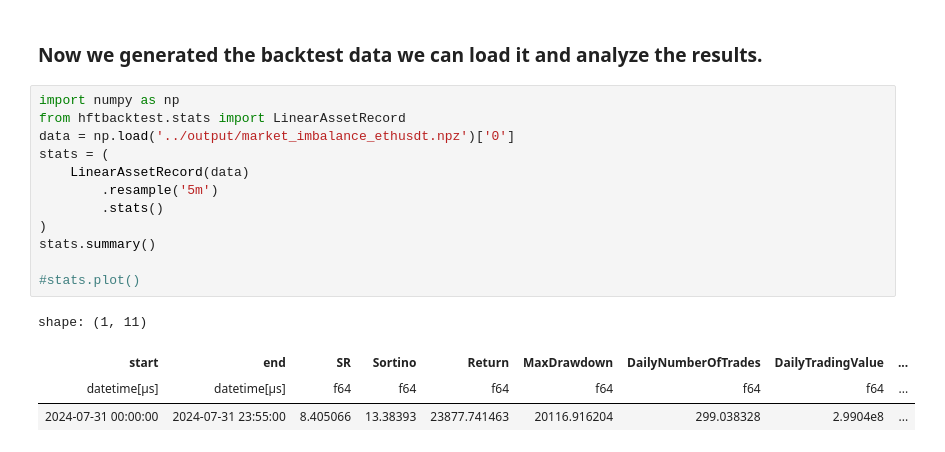
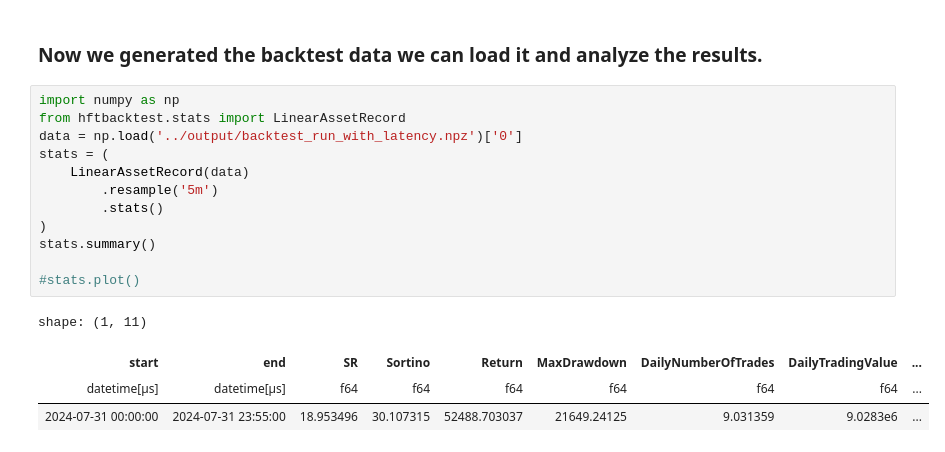
Before and after one commit to juanobligado/hft-backtest, a Jupyter notebook: python/exercise.ipynb, the cells around one changed output. Drawn from its saved outputs; the diff is of its cells as text.

```diff
--- a/python/exercise.ipynb
+++ b/python/exercise.ipynb
@@ -242,17 +265,17 @@ recorder.to_npz('../output/market_imbalance_ethusdt.npz')
 # %%
 import numpy as np
 from hftbacktest.stats import LinearAssetRecord
-data = np.load('../output/market_imbalance_ethusdt.npz')['0']
+data = np.load('../output/backtest_run_with_latency.npz')['0']
 stats = (
     LinearAssetRecord(data)
         .resample('5m')
         .stats()
 )
 stats.summary()
 
 #stats.plot()
 # %% [output]
 shape: (1, 11)
 | start | end | SR | Sortino | Return | MaxDrawdown | DailyNumberOfTrades | DailyTradingValue | ... |
 | datetime[μs] | datetime[μs] | f64 | f64 | f64 | f64 | f64 | f64 | ... |
-| 2024-07-31 00:00:00 | 2024-07-31 23:55:00 | 8.405066 | 13.38393 | 23877.741463 | 20116.916204 | 299.038328 | 2.9904e8 | ... |
+| 2024-07-31 00:00:00 | 2024-07-31 23:55:00 | 18.953496 | 30.107315 | 52488.703037 | 21649.24125 | 9.031359 | 9.0283e6 | ... |
```
Also changed, not shown: parts of 14 cells of this notebook, 20 other files.
